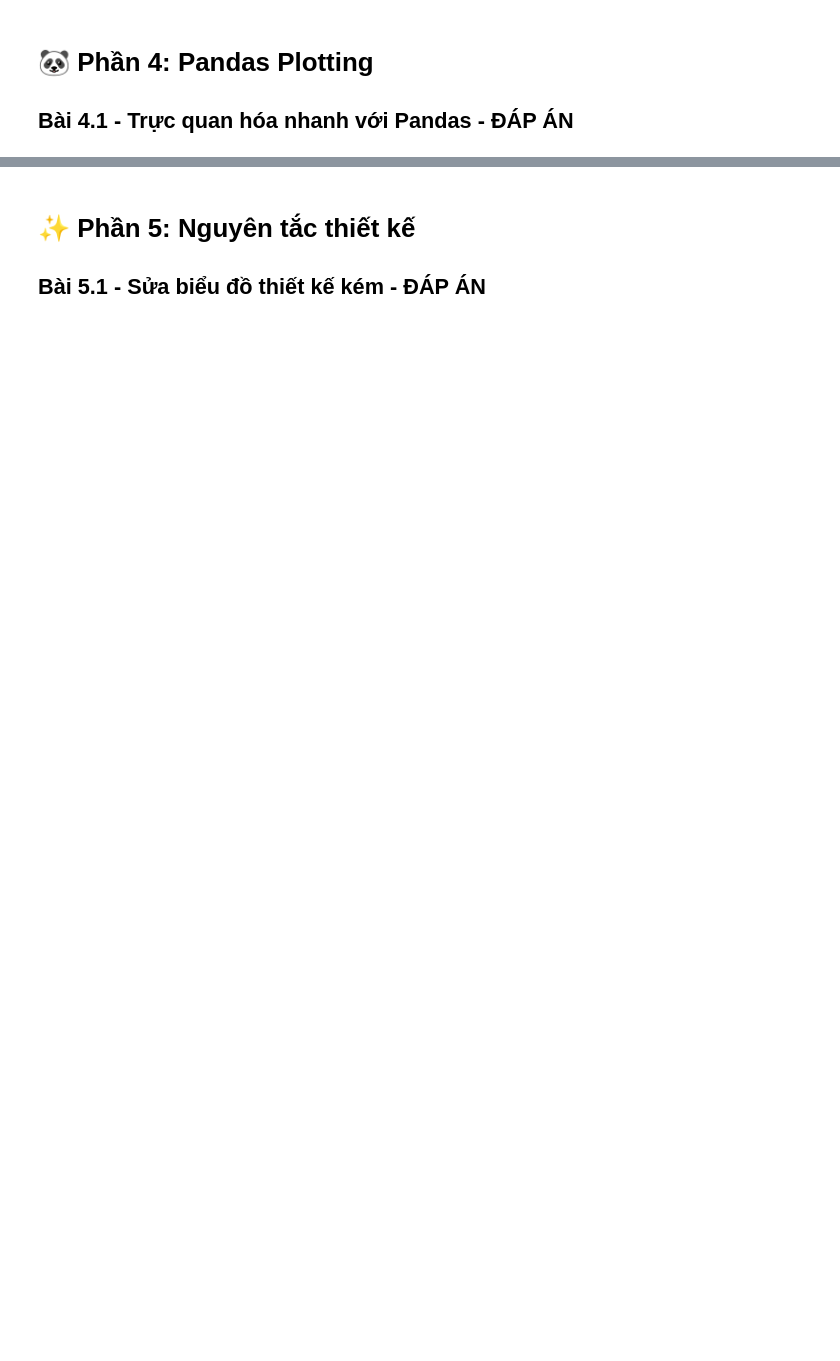
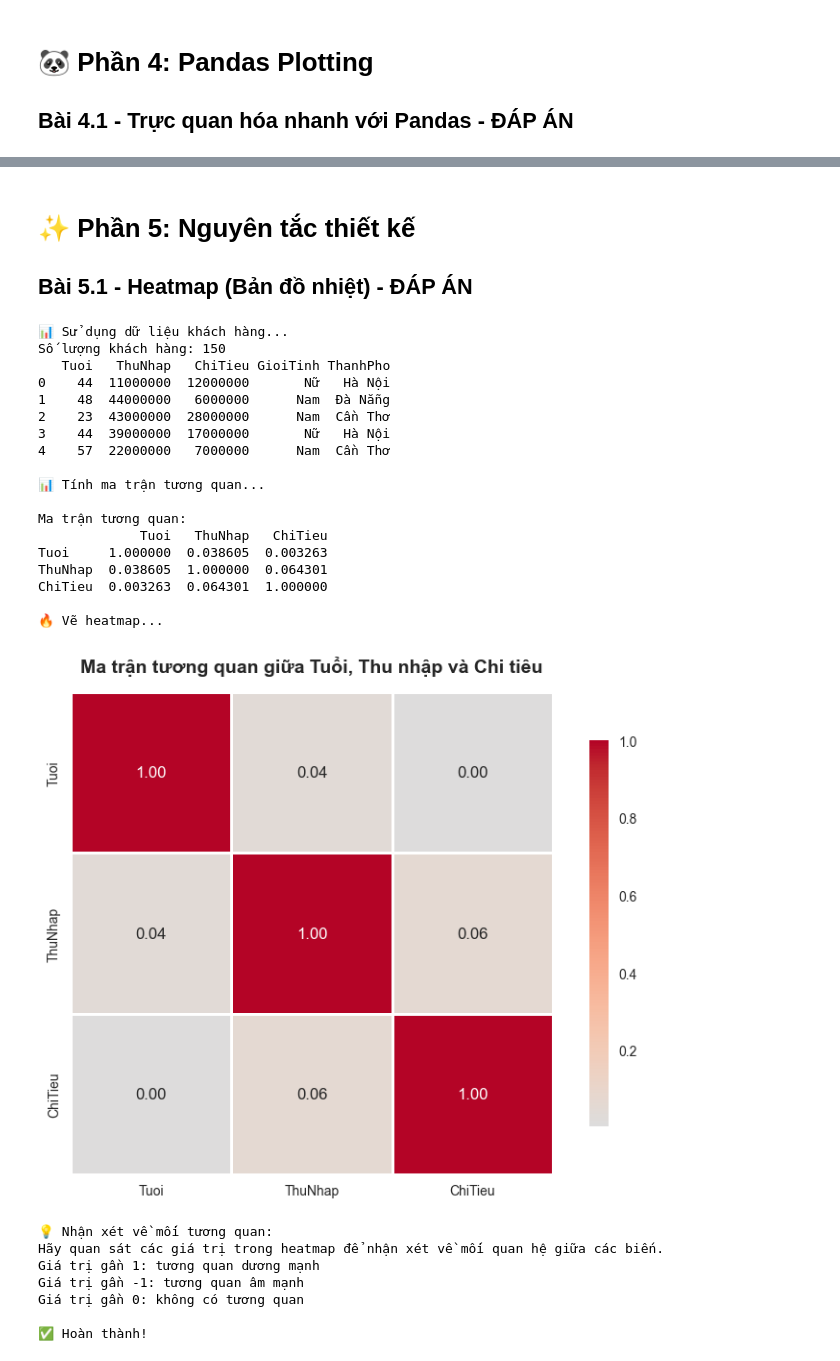
Before and after one commit to nghianguyen7171/DS_for_Bussiness, a Jupyter notebook: docs/notebook/Tur7_Visualization_Answer_Key.ipynb, the cells around one changed output, grey strips where cells are left out. Cells and saved outputs as stored; diff of their text form; code cells hidden in the pictures; blank space fills up the shorter version.

```diff
--- a/docs/notebook/Tur7_Visualization_Answer_Key.ipynb
+++ b/docs/notebook/Tur7_Visualization_Answer_Key.ipynb
@@ -488,4 +686,4 @@ print("\n✅ Hoàn thành!")
 # %% [markdown]
 # ✨ Phần 5: Nguyên tắc thiết kế
 
-## Bài 5.1 - Sửa biểu đồ thiết kế kém - ĐÁP ÁN
+## Bài 5.1 - Heatmap (Bản đồ nhiệt) - ĐÁP ÁN
@@ -583,0 +690,78 @@ print("📚 Hãy áp dụng các nguyên tắc thiết kế tốt vào thực t
+# %%
+# 📊 ĐÁP ÁN BÀI TẬP 5.1: Heatmap (Bản đồ nhiệt)
+# Sử dụng dữ liệu đã tạo sẵn (customer_data) từ cell "Tạo dữ liệu ban đầu"
+
+import seaborn as sns
+import matplotlib.pyplot as plt
+import numpy as np
+import pandas as pd
+
+# 1. Sử dụng dữ liệu đã tạo sẵn
+print("📊 Sử dụng dữ liệu khách hàng...")
+print(f"Số lượng khách hàng: {len(customer_data)}")
+print(customer_data.head())
+
+# 2. Tính ma trận tương quan
+print("\n📊 Tính ma trận tương quan...")
+
+# Chọn các cột số từ customer_data (Tuoi, ThuNhap, ChiTieu)
+numeric_cols = customer_data[['Tuoi', 'ThuNhap', 'ChiTieu']]
+
+# Tính ma trận tương quan
+correlation_matrix = numeric_cols.corr()
+print("\nMa trận tương quan:")
+print(correlation_matrix)
+
+# 3. Vẽ heatmap
+print("\n🔥 Vẽ heatmap...")
+
+# Tạo figure
+fig, ax = plt.subplots(figsize=(8, 6))
+
+# Sử dụng sns.heatmap() để vẽ ma trận tương quan
+sns.heatmap(correlation_matrix, annot=True, fmt='.2f', cmap='coolwarm',
+            center=0, square=True, linewidths=1, cbar_kws={"shrink": 0.8}, ax=ax)
+
+# Thêm tiêu đề
+ax.set_title('Ma trận tương quan giữa Tuổi, Thu nhập và Chi tiêu',
+             fontsize=14, fontweight='bold', pad=15)
+
+# Hiển thị biểu đồ
+plt.tight_layout()
+plt.show()
+
+# In nhận xét về mối tương quan
+print("\n💡 Nhận xét về mối tương quan:")
+print("Hãy quan sát các giá trị trong heatmap để nhận xét về mối quan hệ giữa các biến.")
+print("Giá trị gần 1: tương quan dương mạnh")
+print("Giá trị gần -1: tương quan âm mạnh")
+print("Giá trị gần 0: không có tương quan")
+
+print("\n✅ Hoàn thành!")
+# %% [output]
+📊 Sử dụng dữ liệu khách hàng...
+Số lượng khách hàng: 150
+   Tuoi   ThuNhap   ChiTieu GioiTinh ThanhPho
+0    44  11000000  12000000       Nữ   Hà Nội
+1    48  44000000   6000000      Nam  Đà Nẵng
+2    23  43000000  28000000      Nam  Cần Thơ
+3    44  39000000  17000000       Nữ   Hà Nội
+4    57  22000000   7000000      Nam  Cần Thơ
+
+📊 Tính ma trận tương quan...
+
+Ma trận tương quan:
+             Tuoi   ThuNhap   ChiTieu
+Tuoi     1.000000  0.038605  0.003263
+ThuNhap  0.038605  1.000000  0.064301
+ChiTieu  0.003263  0.064301  1.000000
+
+🔥 Vẽ heatmap...
+[figure, added]
+💡 Nhận xét về mối tương quan:
+Hãy quan sát các giá trị trong heatmap để nhận xét về mối quan hệ giữa các biến.
+Giá trị gần 1: tương quan dương mạnh
+Giá trị gần -1: tương quan âm mạnh
+Giá trị gần 0: không có tương quan
+
+✅ Hoàn thành!
```
Also changed, not shown: parts of 12 cells of this notebook, 8 other files.
